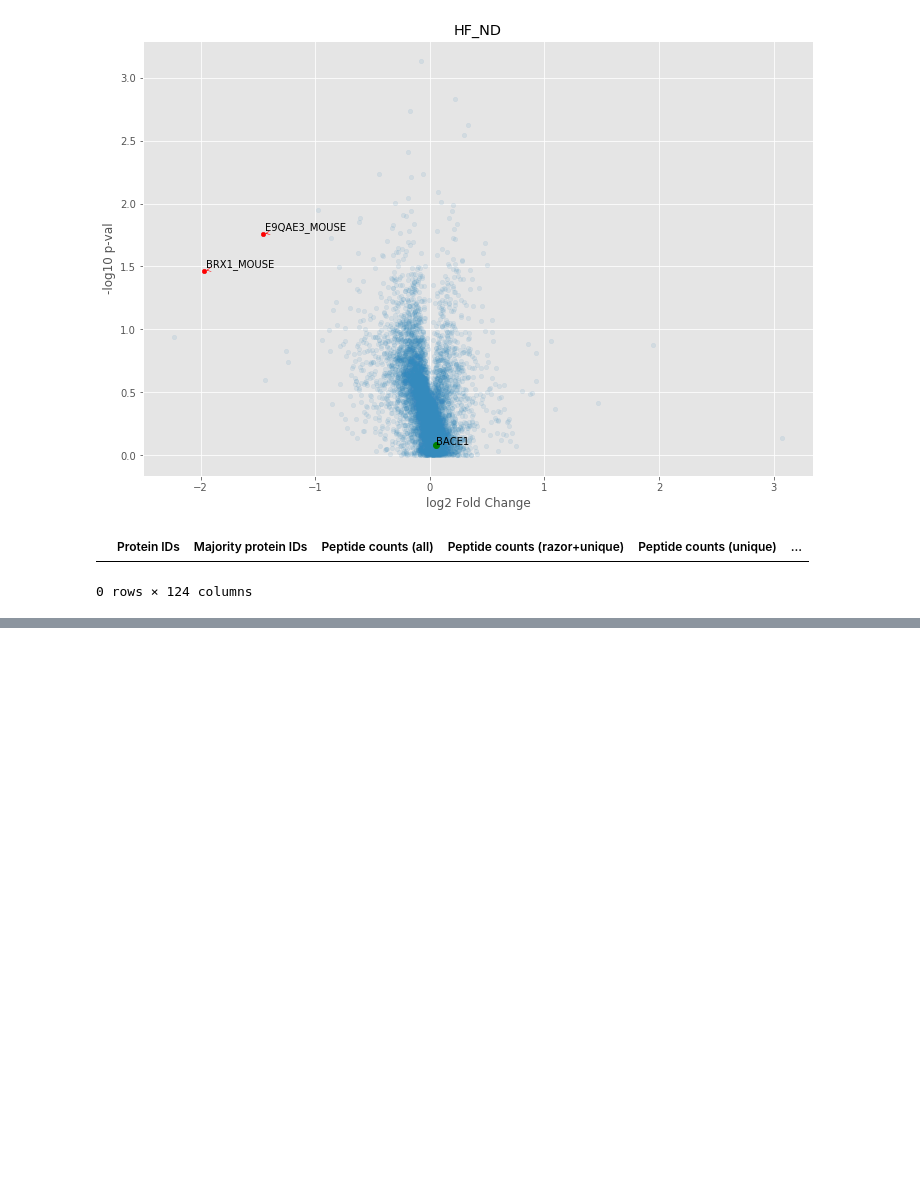
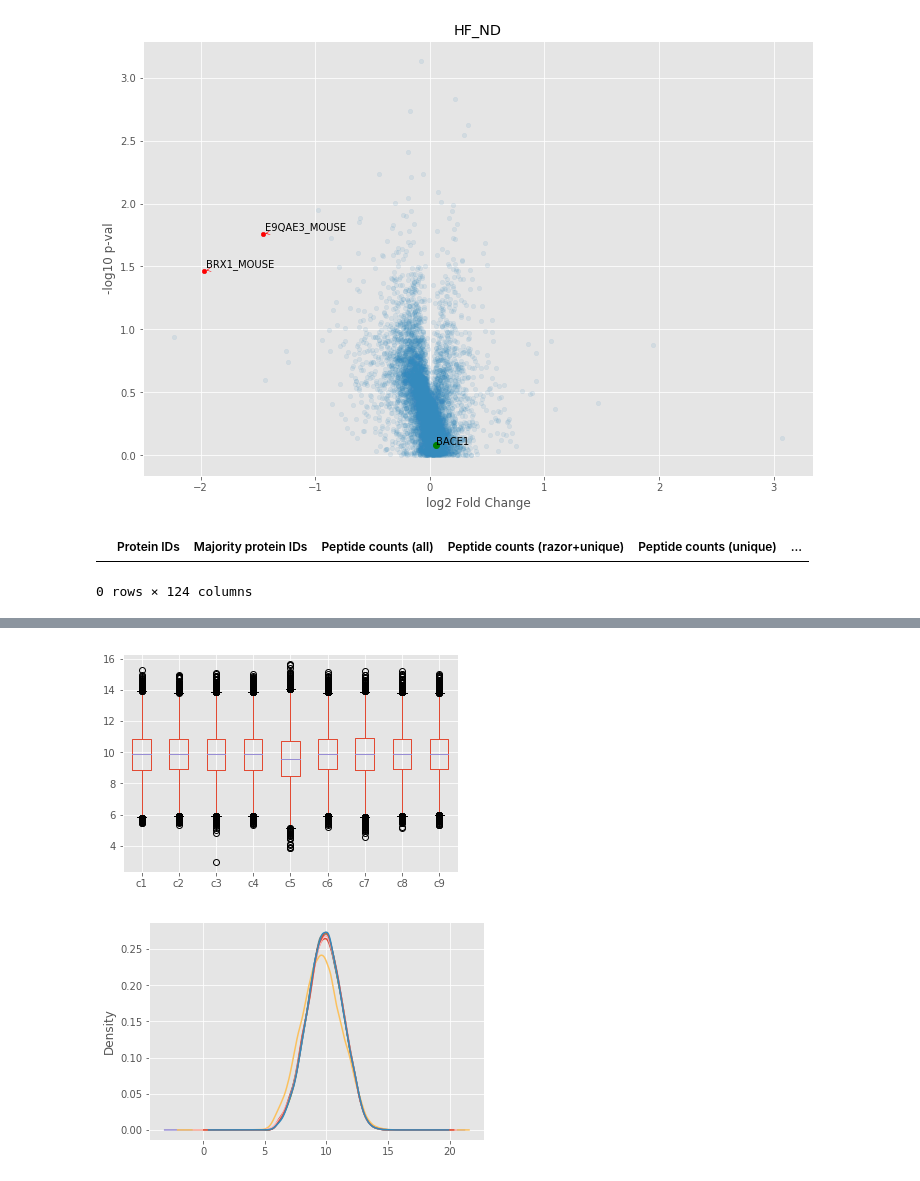
Before and after one commit to mtinti/jennifer2, a Jupyter notebook: Hypothalamus.ipynb, the cells around one changed output, grey strips where cells are left out. Cells and saved outputs as stored; diff of their text form; code cells hidden in the pictures; blank space fills up the shorter version.

```diff
--- a/Hypothalamus.ipynb
+++ b/Hypothalamus.ipynb
@@ -451,0 +519,6 @@ hippo_df.to_csv('Hypothalamus.csv')
+# %%
+temp = pd.DataFrame()
+temp['exp1']=Hippo.sum(axis=0, skipna=True)
+temp['target']=temp['exp1'].mean()
+temp['n1'] = temp.target / temp.exp1
+temp.head()
@@ -451,0 +532,3 @@ hippo_df.to_csv('Hypothalamus.csv')
+# %%
+Hippo_sl = Hippo.multiply(temp['n1'].values)
+Hippo_sl.head()
@@ -451,0 +543,8 @@ hippo_df.to_csv('Hypothalamus.csv')
+# %%
+np.log1p(Hippo_sl).plot(kind='box')
+plt.show()
+np.log1p(Hippo_sl).plot(kind='kde',legend=False)
+plt.show()
+# %% [output]
+[figure, added]
+[figure, added]
```
Also changed, not shown: parts of 17 cells of this notebook, 27 other files.
